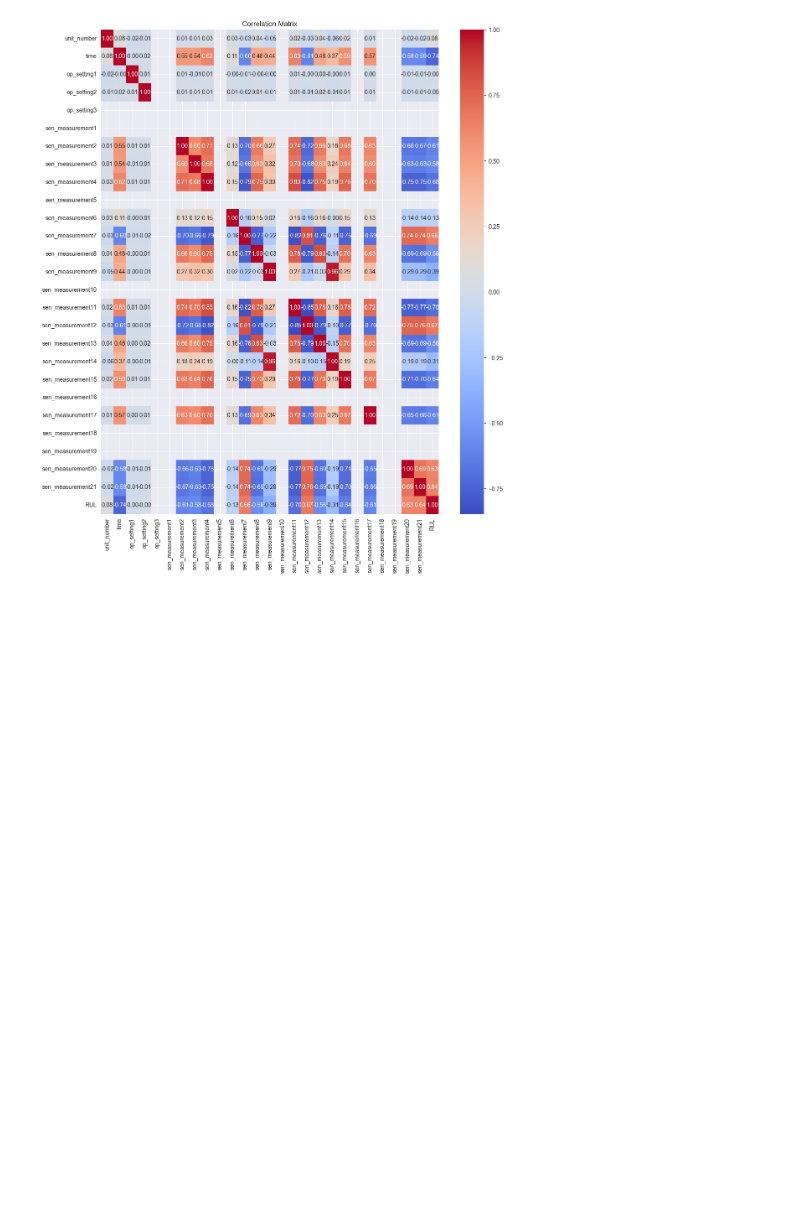
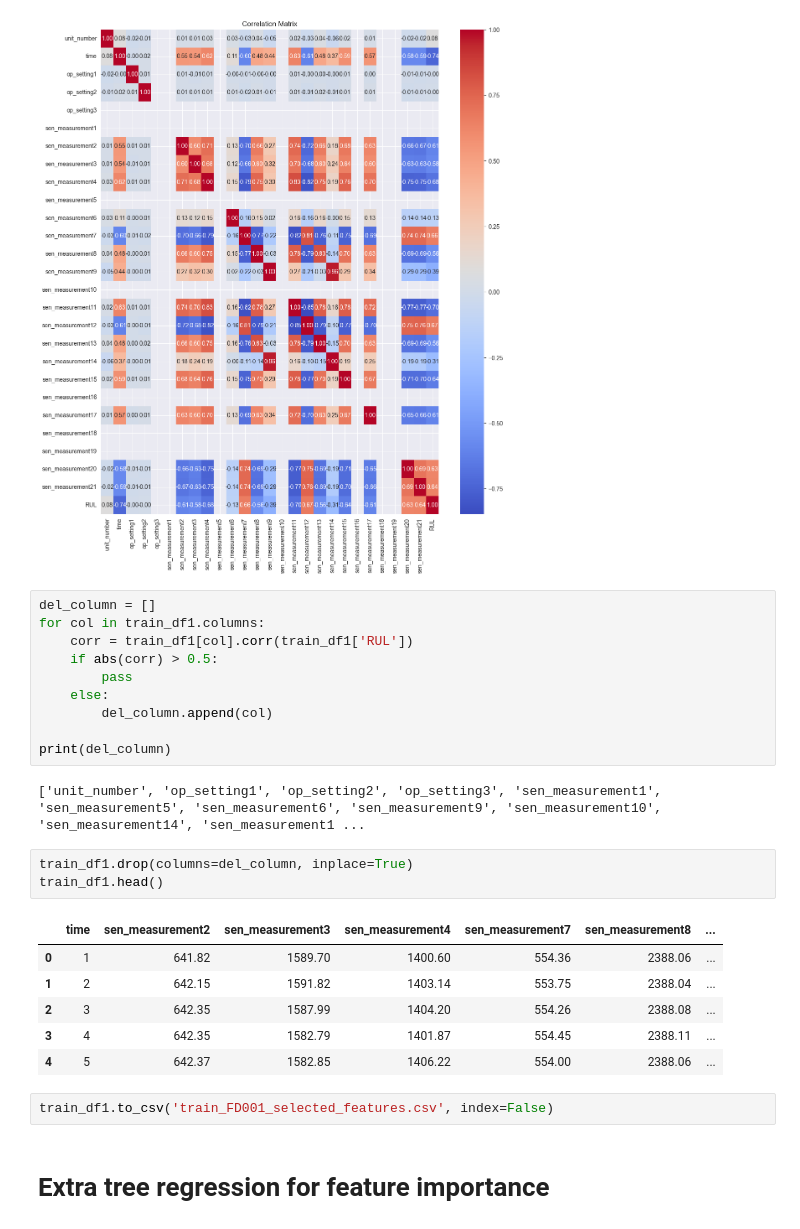
Before and after one commit to DeTa47/Turbofan-lifecycle-prediction, a Jupyter notebook: turbofan_data_eda.ipynb, the cells around one changed output. Drawn from its saved outputs; the diff is of its cells as text; blank space fills up the shorter version.

```diff
--- a/turbofan_data_eda.ipynb
+++ b/turbofan_data_eda.ipynb
@@ -84,3 +85,29 @@ plt.title('Correlation Matrix')
 plt.show()
 # %% [output]
 [figure]
+# %%
+del_column = []
+for col in train_df1.columns:
+    corr = train_df1[col].corr(train_df1['RUL'])
+    if abs(corr) > 0.5:
+        pass
+    else:
+        del_column.append(col)
+
+print(del_column)
+# %% [output]
+['unit_number', 'op_setting1', 'op_setting2', 'op_setting3', 'sen_measurement1', 'sen_measurement5', 'sen_measurement6', 'sen_measurement9', 'sen_measurement10', 'sen_measurement14', 'sen_measurement1 ...
+# %%
+train_df1.drop(columns=del_column, inplace=True)
+train_df1.head()
+# %% [output]
+|  | time | sen_measurement2 | sen_measurement3 | sen_measurement4 | sen_measurement7 | sen_measurement8 | ... |
+| 0 | 1 | 641.82 | 1589.70 | 1400.60 | 554.36 | 2388.06 | ... |
+| 1 | 2 | 642.15 | 1591.82 | 1403.14 | 553.75 | 2388.04 | ... |
+| 2 | 3 | 642.35 | 1587.99 | 1404.20 | 554.26 | 2388.08 | ... |
+| 3 | 4 | 642.35 | 1582.79 | 1401.87 | 554.45 | 2388.11 | ... |
+| 4 | 5 | 642.37 | 1582.85 | 1406.22 | 554.00 | 2388.06 | ... |
+# %%
+train_df1.to_csv('train_FD001_selected_features.csv', index=False)
+# %% [markdown]
+# Extra tree regression for feature importance
```
Also changed, not shown: parts of 17 cells of this notebook, 1 other file.
